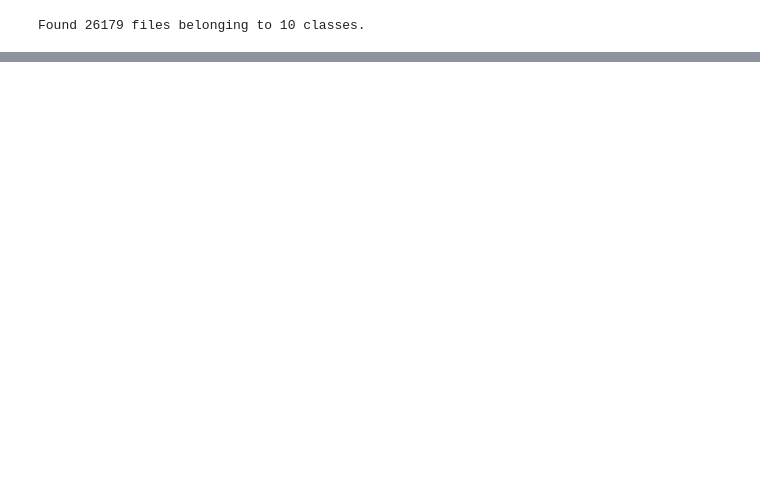
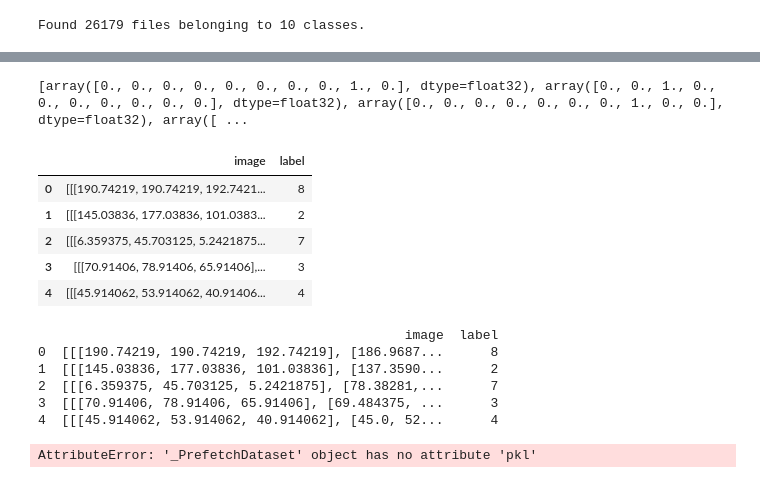
Before and after one commit to Aurlamb/Project-CNN---G3, a Jupyter notebook: Main.ipynb, the cells around one changed output, grey strips where cells are left out. Drawn from its saved outputs; the diff is of its cells as text; code cells hidden in the pictures; blank space fills up the shorter version.

```diff
--- a/Main.ipynb
+++ b/Main.ipynb
@@ -149,0 +142,60 @@ Preprocess image to make the same size -> Resize or crop ? Normalization ?
+# %%
+# Initialize lists to store image data and labels
+image_data = []
+labels = []
+
+# Iterate through the dataset
+for image, label in dataset:
+    image_data.append(image.numpy())  # Convert image tensor to NumPy array
+    labels.append(label.numpy())  # Convert label tensor to NumPy array
+
+print(labels)
+# %% [output]
+[array([0., 0., 0., 0., 0., 0., 0., 0., 1., 0.], dtype=float32), array([0., 0., 1., 0., 0., 0., 0., 0., 0., 0.], dtype=float32), array([0., 0., 0., 0., 0., 0., 0., 1., 0., 0.], dtype=float32), array([ ...
+# %%
+# Convert the lists into a DataFrame
+data = {
+    'image': image_data,
+    'label': [np.argmax(label) for label in labels]  # Convert one-hot encoded labels to class indices
+}
+df = pd.DataFrame(data)
+
+# Display the DataFrame
+df.head()
+# %% [output]
+|  | image | label |
+| 0 | [[[190.74219, 190.74219, 192.7421... | 8 |
+| 1 | [[[145.03836, 177.03836, 101.0383... | 2 |
+| 2 | [[[6.359375, 45.703125, 5.2421875... | 7 |
+| 3 | [[[70.91406, 78.91406, 65.91406],... | 3 |
+| 4 | [[[45.914062, 53.914062, 40.91406... | 4 |
+# %%
+
+# Iterate through the dataset
+for image, label in dataset:
+    image_data.append(image.numpy())  # Convert image tensor to NumPy array
+    labels.append(label.numpy())  # Convert label tensor to NumPy array
+
+# Convert the lists into a DataFrame
+data = {
+    'image': image_data,
+    'label': [np.argmax(label) for label in labels]  # Convert one-hot encoded labels to class indices
+}
+df = pd.DataFrame(data)
+
+# Display the DataFrame
+print(df.head())
+
+# Optional: Save the DataFrame for later use
+df.to_pickle("dataset.pkl")
+# %% [output]
+                                               image  label
+0  [[[190.74219, 190.74219, 192.74219], [186.9687...      8
+1  [[[145.03836, 177.03836, 101.03836], [137.3590...      2
+2  [[[6.359375, 45.703125, 5.2421875], [78.38281,...      7
+3  [[[70.91406, 78.91406, 65.91406], [69.484375, ...      3
+4  [[[45.914062, 53.914062, 40.914062], [45.0, 52...      4
+# %%
+dataset.pkl.shape()
+# %% [output]
+AttributeError: '_PrefetchDataset' object has no attribute 'pkl'
```
Also changed, not shown: parts of 4 cells of this notebook.
